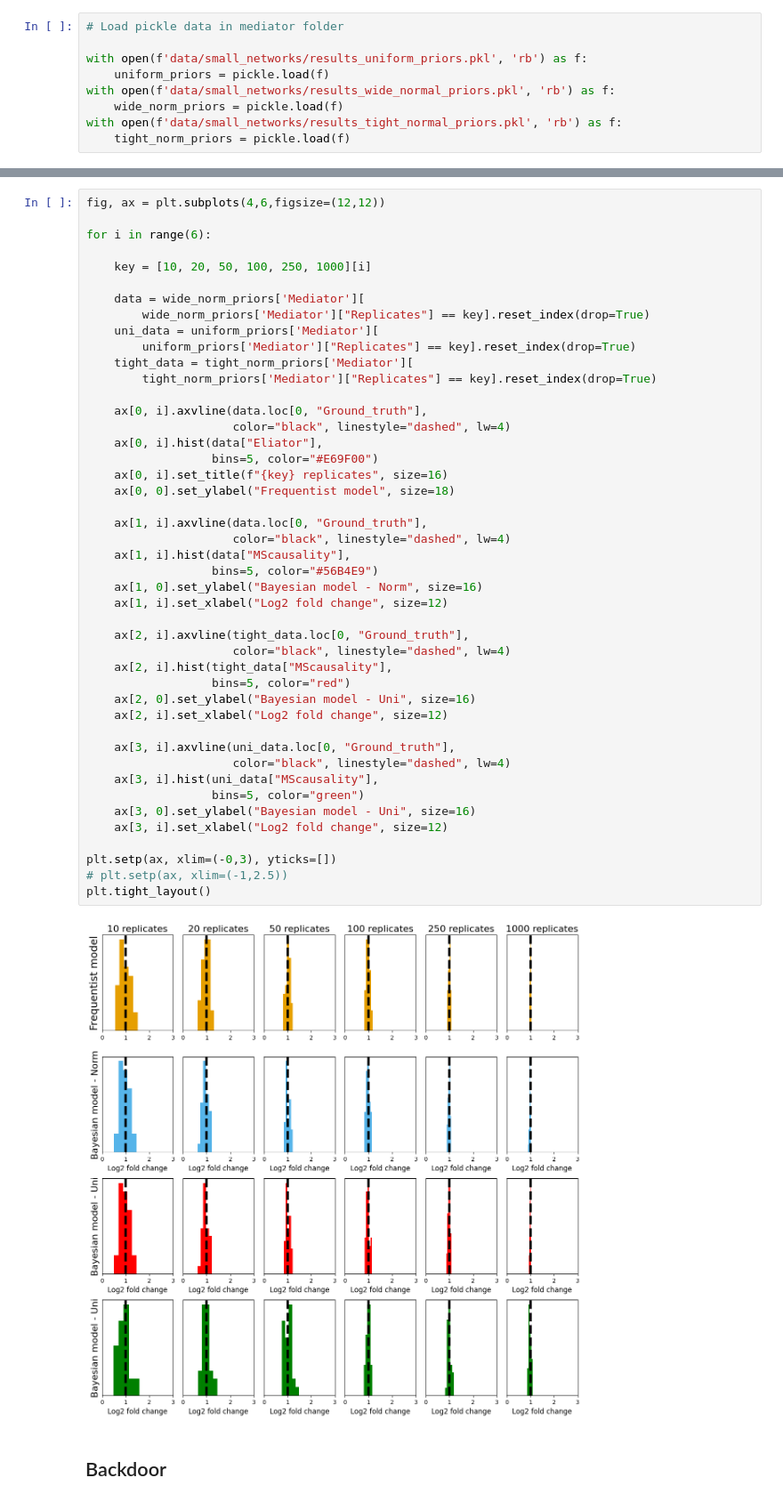
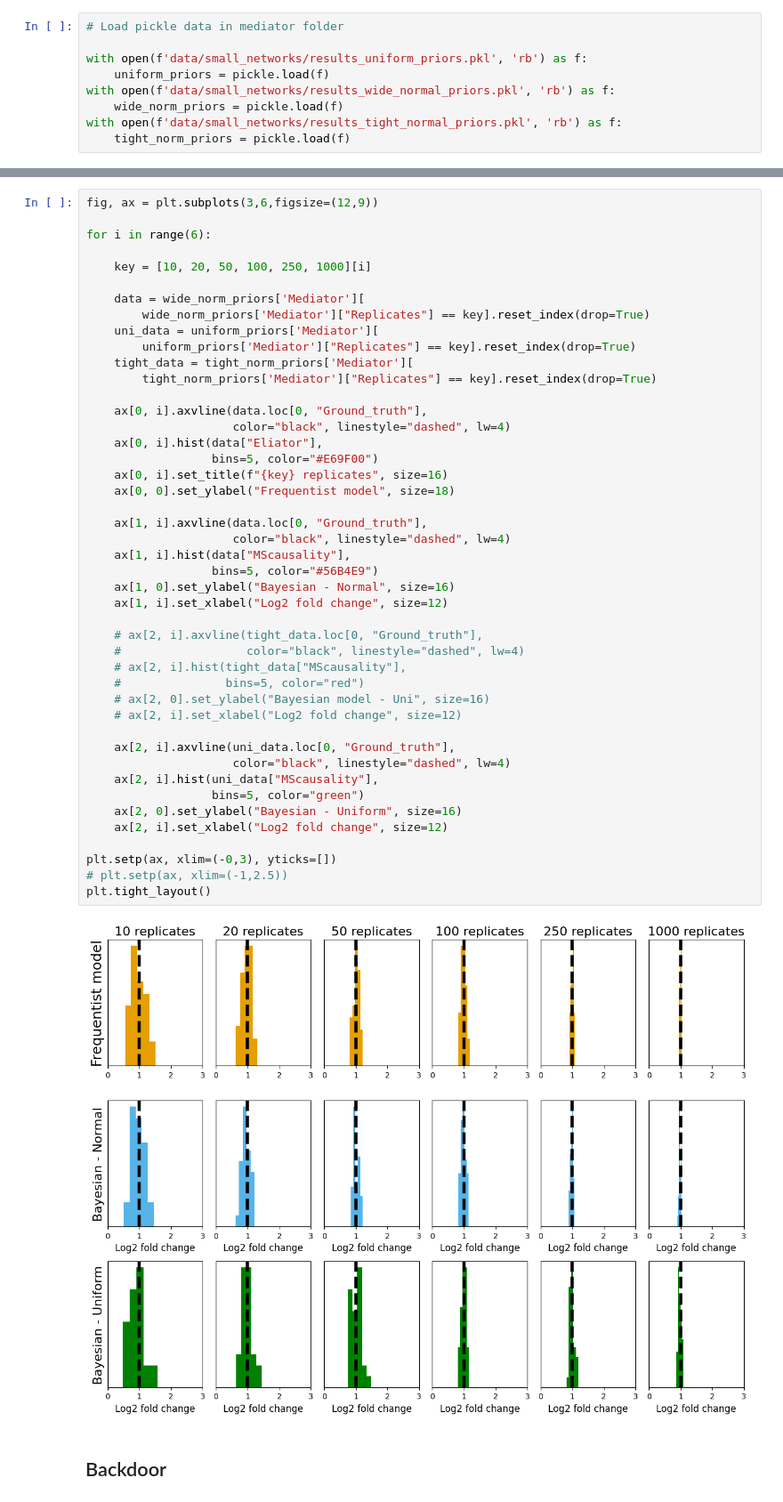
Before and after one commit to devonjkohler/Causomic, a Jupyter notebook: vignettes/methods_paper/Supplementary_analysis.ipynb, the cells around one changed output, grey strips where cells are left out. Shown at 89% size. Drawn from its saved outputs; the diff is of its cells as text.

Commit message:
numpyro model

```diff
--- a/vignettes/methods_paper/Supplementary_analysis.ipynb
+++ b/vignettes/methods_paper/Supplementary_analysis.ipynb
@@ -24,50 +56,50 @@ with open(f'data/small_networks/results_tight_normal_priors.pkl', 'rb') as f:
 # %%
-fig, ax = plt.subplots(4,6,figsize=(12,12))
+fig, ax = plt.subplots(3,6,figsize=(12,9))
 
 for i in range(6):
 
     key = [10, 20, 50, 100, 250, 1000][i]
 
     data = wide_norm_priors['Mediator'][
         wide_norm_priors['Mediator']["Replicates"] == key].reset_index(drop=True)
     uni_data = uniform_priors['Mediator'][
         uniform_priors['Mediator']["Replicates"] == key].reset_index(drop=True)
     tight_data = tight_norm_priors['Mediator'][
         tight_norm_priors['Mediator']["Replicates"] == key].reset_index(drop=True)
 
     ax[0, i].axvline(data.loc[0, "Ground_truth"],
                      color="black", linestyle="dashed", lw=4)
     ax[0, i].hist(data["Eliator"],
                   bins=5, color="#E69F00")
     ax[0, i].set_title(f"{key} replicates", size=16)
     ax[0, 0].set_ylabel("Frequentist model", size=18)
 
     ax[1, i].axvline(data.loc[0, "Ground_truth"],
                      color="black", linestyle="dashed", lw=4)
     ax[1, i].hist(data["MScausality"],
                   bins=5, color="#56B4E9")
-    ax[1, 0].set_ylabel("Bayesian model - Norm", size=16)
+    ax[1, 0].set_ylabel("Bayesian - Normal", size=16)
     ax[1, i].set_xlabel("Log2 fold change", size=12)
 
-    ax[2, i].axvline(tight_data.loc[0, "Ground_truth"],
+    # ax[2, i].axvline(tight_data.loc[0, "Ground_truth"],
+    #                  color="black", linestyle="dashed", lw=4)
+    # ax[2, i].hist(tight_data["MScausality"],
+    #               bins=5, color="red")
+    # ax[2, 0].set_ylabel("Bayesian model - Uni", size=16)
+    # ax[2, i].set_xlabel("Log2 fold change", size=12)
+
+    ax[2, i].axvline(uni_data.loc[0, "Ground_truth"],
                      color="black", linestyle="dashed", lw=4)
-    ax[2, i].hist(tight_data["MScausality"],
-                  bins=5, color="red")
-    ax[2, 0].set_ylabel("Bayesian model - Uni", size=16)
+    ax[2, i].hist(uni_data["MScausality"],
+                  bins=5, color="green")
+    ax[2, 0].set_ylabel("Bayesian - Uniform", size=16)
     ax[2, i].set_xlabel("Log2 fold change", size=12)
-
-    ax[3, i].axvline(uni_data.loc[0, "Ground_truth"],
-                     color="black", linestyle="dashed", lw=4)
-    ax[3, i].hist(uni_data["MScausality"],
-                  bins=5, color="green")
-    ax[3, 0].set_ylabel("Bayesian model - Uni", size=16)
-    ax[3, i].set_xlabel("Log2 fold change", size=12)
 
 plt.setp(ax, xlim=(-0,3), yticks=[])
 # plt.setp(ax, xlim=(-1,2.5))
 plt.tight_layout()
 # %% [output]
-[figure, old version]
+[figure, new version]
 # %% [markdown]
 ## Backdoor
 # %%
```
Also changed, not shown: parts of 5 cells of this notebook, 13 other files.
